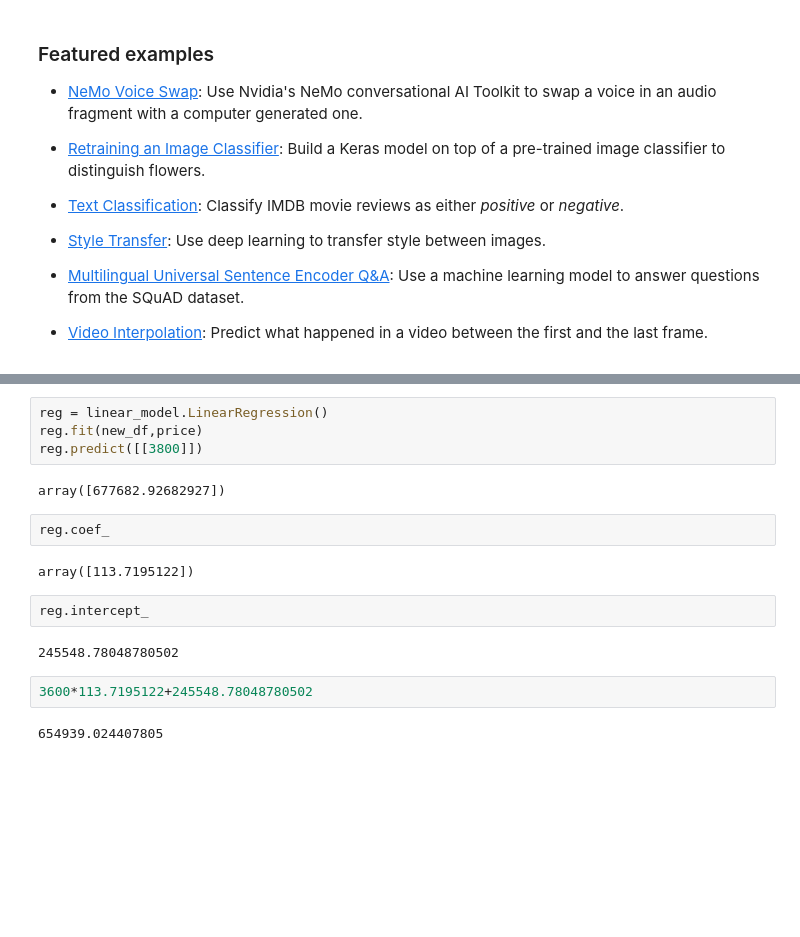
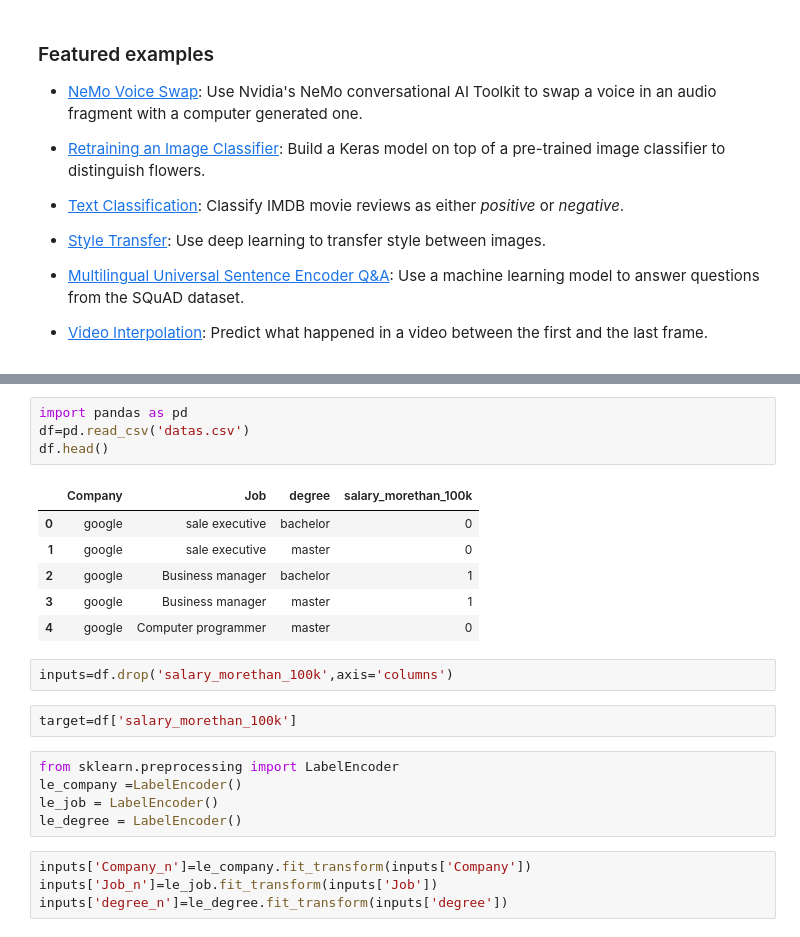
Before and after one commit to Seharrr/Seharrr, a Jupyter notebook: Welcome_To_Colaboratory.ipynb, the cells around one changed output, grey strips where cells are left out. Drawn from its saved outputs; the diff is of its cells as text; blank space fills up the shorter version.

```diff
--- a/Welcome_To_Colaboratory.ipynb
+++ b/Welcome_To_Colaboratory.ipynb
@@ -192,18 +153,24 @@ Name: price, dtype: int64
-# %%
-reg = linear_model.LinearRegression()
-reg.fit(new_df,price)
-reg.predict([[3800]])
-# %% [output]
-array([677682.92682927])
-# %%
-reg.coef_
-# %% [output]
-array([113.7195122])
-# %%
-reg.intercept_
-# %% [output]
-245548.78048780502
-# %%
-3600*113.7195122+245548.78048780502
-# %% [output]
-654939.024407805
+# %%
+import pandas as pd
+df=pd.read_csv('datas.csv')
+df.head()
+# %% [output]
+|  | Company | Job | degree | salary_morethan_100k |
+| 0 | google | sale executive | bachelor | 0 |
+| 1 | google | sale executive | master | 0 |
+| 2 | google | Business manager | bachelor | 1 |
+| 3 | google | Business manager | master | 1 |
+| 4 | google | Computer programmer | master | 0 |
+# %%
+inputs=df.drop('salary_morethan_100k',axis='columns')
+# %%
+target=df['salary_morethan_100k']
+# %%
+from sklearn.preprocessing import LabelEncoder
+le_company =LabelEncoder()
+le_job = LabelEncoder()
+le_degree = LabelEncoder()
+# %%
+inputs['Company_n']=le_company.fit_transform(inputs['Company'])
+inputs['Job_n']=le_job.fit_transform(inputs['Job'])
+inputs['degree_n']=le_degree.fit_transform(inputs['degree'])
```
Also changed, not shown: parts of 9 cells of this notebook.
